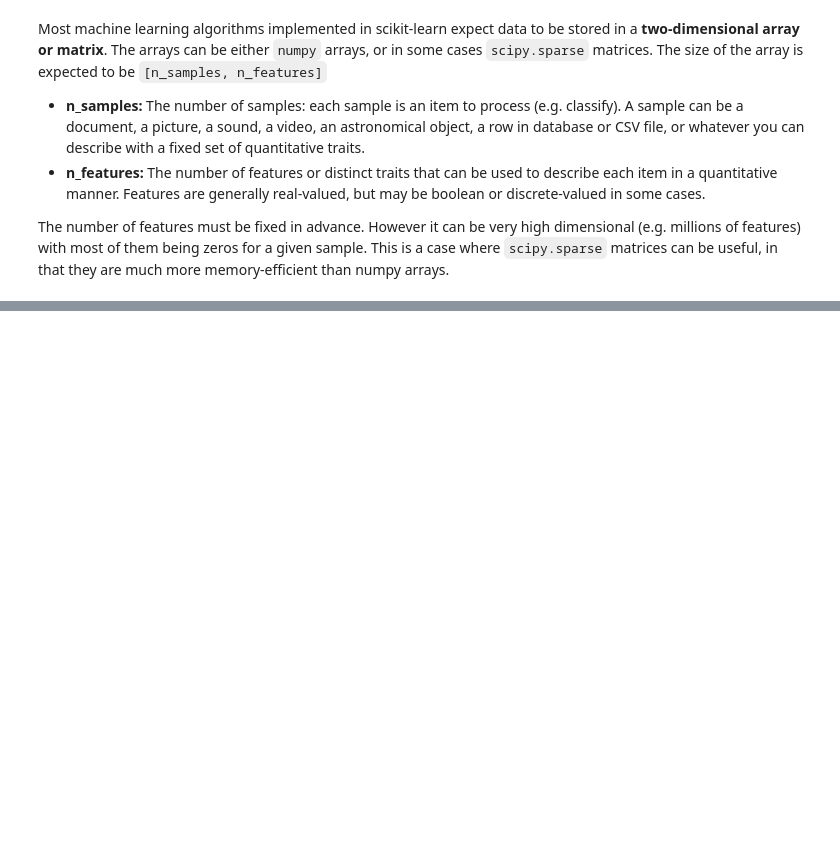
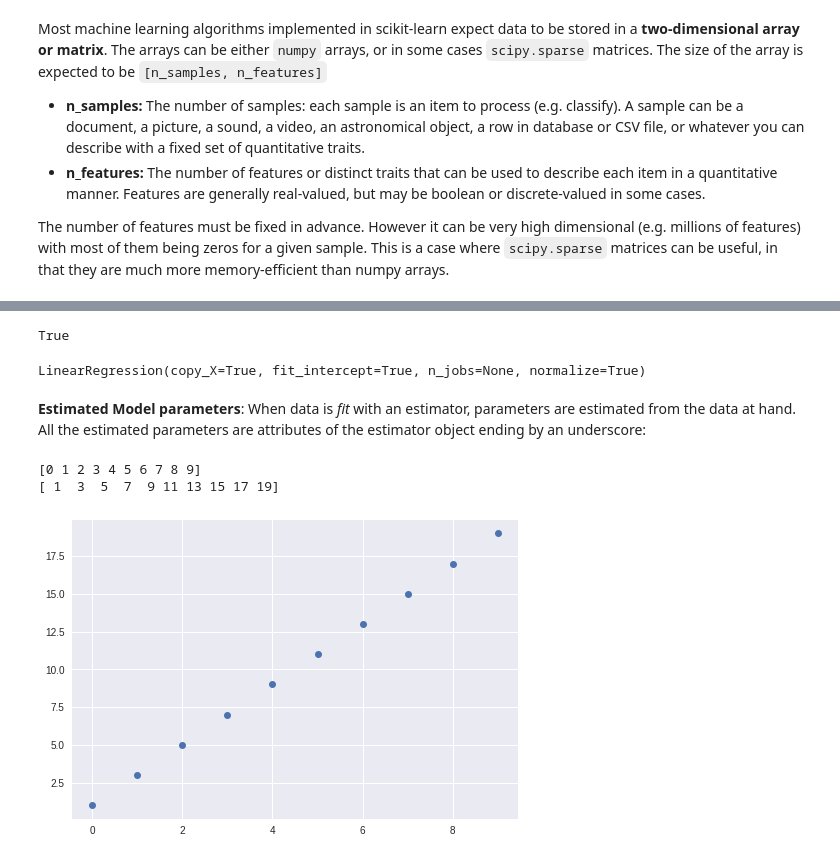
Before and after one commit to ian-r-rose/school-of-data-la-machine-learning, a Jupyter notebook: notebooks/introducing-sklearn.ipynb, the cells around one changed output, grey strips where cells are left out. Saved outputs shown, nothing was run; the diff lists cells and outputs as text; code cells hidden in the pictures; blank space fills up the shorter version.

```diff
--- a/notebooks/introducing-sklearn.ipynb
+++ b/notebooks/introducing-sklearn.ipynb
@@ -96,0 +104,24 @@ much more memory-efficient than numpy arrays.
+# %%
+model = LinearRegression(normalize=True)
+print(model.normalize)
+# %% [output]
+True
+# %%
+print(model)
+# %% [output]
+LinearRegression(copy_X=True, fit_intercept=True, n_jobs=None, normalize=True)
+# %% [markdown]
+**Estimated Model parameters**: When data is *fit* with an estimator, parameters are estimated from the data at hand. All the estimated parameters are attributes of the estimator object ending by an underscore:
+# %%
+x = np.arange(10)
+y = 2 * x + 1
+# %%
+print(x)
+print(y)
+# %% [output]
+[0 1 2 3 4 5 6 7 8 9]
+[ 1  3  5  7  9 11 13 15 17 19]
+# %%
+plt.plot(x, y, 'o');
+# %% [output]
+[figure, added]
```
Also changed, not shown: parts of 72 cells of this notebook, 3 other files.
